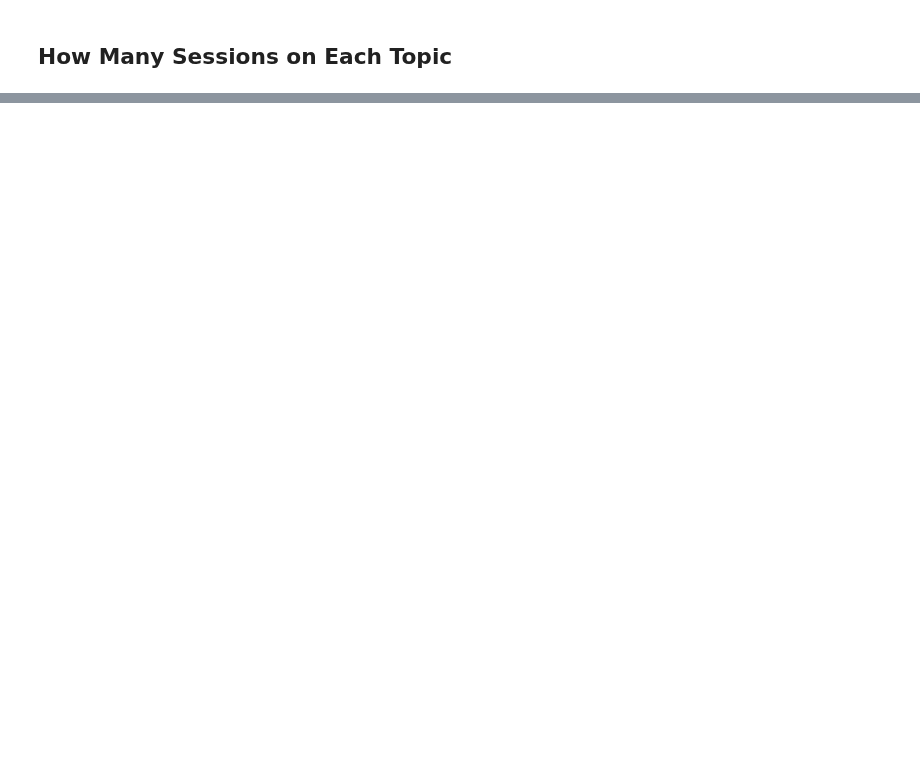
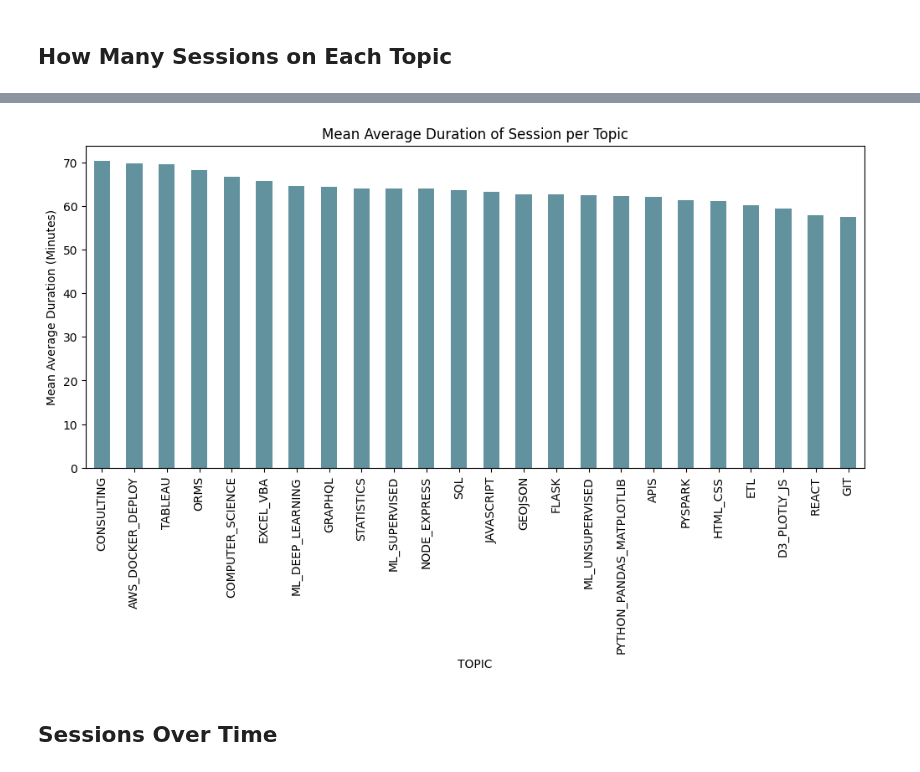
Before and after one commit to de-mark/tutoring_dashboard, a Jupyter notebook: assets/data/data_exploration.ipynb, the cells around one changed output, grey strips where cells are left out. Drawn from its saved outputs; the diff is of its cells as text; code cells hidden in the pictures; blank space fills up the shorter version.

Commit message:
Updated data cleaning and exploration for super basic time series analysis

```diff
--- a/assets/data/data_exploration.ipynb
+++ b/assets/data/data_exploration.ipynb
@@ -222 +222,12 @@ for bootcamp in merged_df.BOOTCAMP.unique():
+# %%
+mean_duration_per_session = merged_df.groupby("TOPIC")["DURATION"].mean().sort_values(ascending=False)
+
+mean_duration_per_session.plot.bar(figsize=(12,5), color="#62929e")
+plt.title("Mean Average Duration of Session per Topic")
+plt.ylabel("Mean Average Duration (Minutes)")
+plt.show()
+# %% [output]
+[figure, added]
+# %% [markdown]
+## Sessions Over Time
 # %%
```
Also changed, not shown: parts of 23 cells of this notebook, 4 other files.
